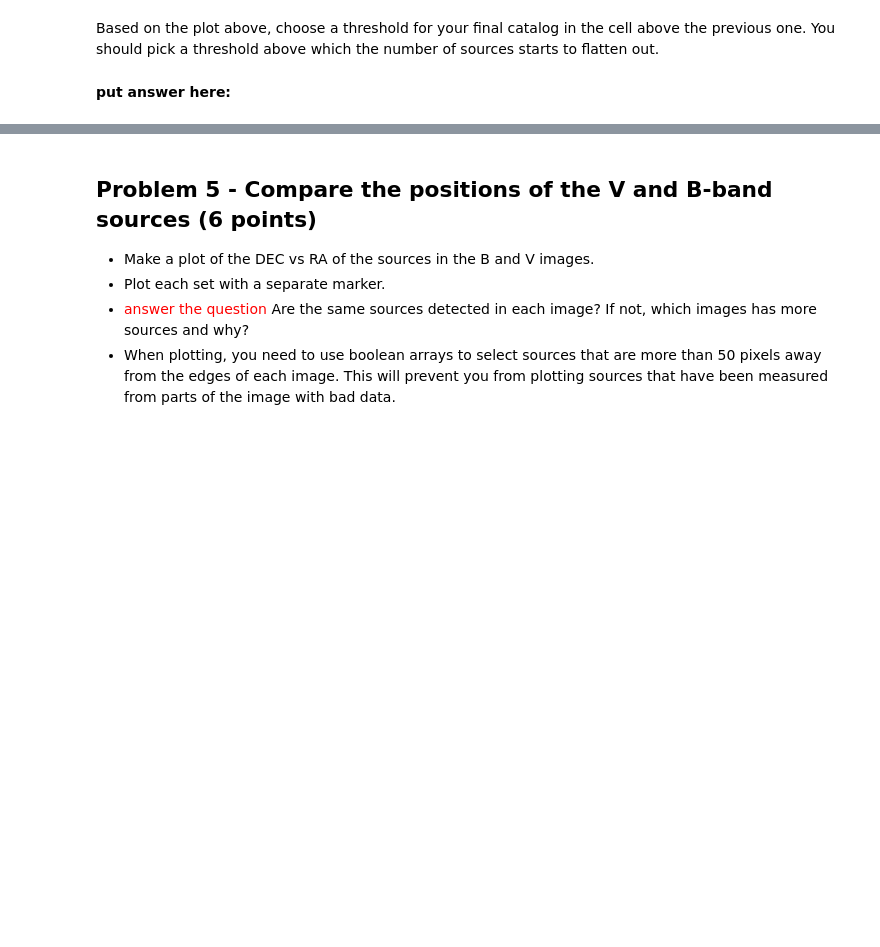
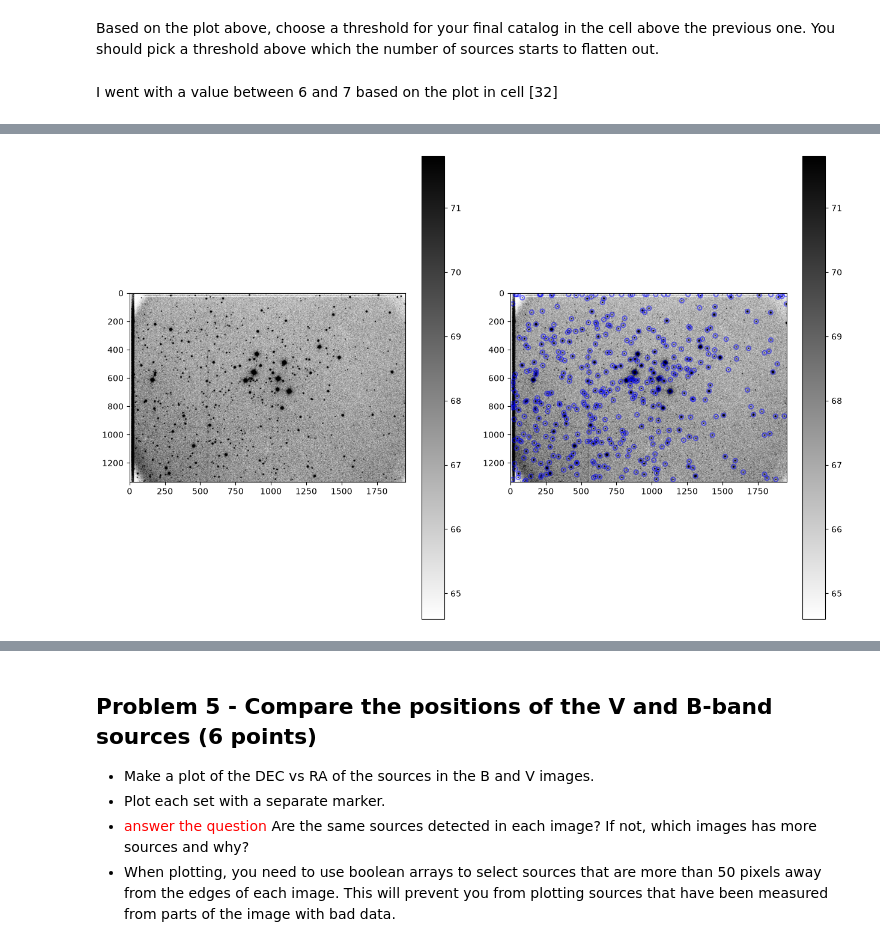
Before and after one commit to NathanielS-KU/Reductionproject_student, a Jupyter notebook: cluster_photometry_student.ipynb, the cells around one changed output, grey strips where cells are left out. Saved outputs shown, nothing was run; the diff lists cells and outputs as text; code cells hidden in the pictures; blank space fills up the shorter version.

```diff
--- a/cluster_photometry_student.ipynb
+++ b/cluster_photometry_student.ipynb
@@ -517,4 +517,2 @@ Text(0.5, 1.0, 'B-band')
 # %% [markdown]
 Based on the plot above, choose a threshold for your final catalog in the cell above the previous one.  You should pick a threshold above which the number of sources starts to flatten out.
-# %% [markdown]
-**put answer here:**
@@ -524,0 +519,50 @@ Based on the plot above, choose a threshold for your final catalog in the cell a
+# %% [markdown]
+I went with a value between 6 and 7 based on the plot in cell [32]
+# %%
+#********************
+#repeat for the V-band image
+#put your code here
+
+## using the code from the cells above and changing var names to the V-Band ones
+
+#read in the v-band image
+data_v, header_v = fits.getdata('M29V.fits',header=True)
+
+# estimate the background counts in the image by computing the
+# mean and median excluding all pixels greater than 3-sigma above the mean
+mean_v, median_v, std_v = sigma_clipped_stats(data_v, sigma=3.0)
+
+# set up daofind, with info about our image fwhm and the detection threshold
+#*****************************************
+# update with the FWHM that you measured using fit_fwhm
+#you will need to update the threshold number based on plots you make in the next cell.
+daofind = DAOStarFinder(fwhm=fwhmMeanV, threshold=7.6*std_v)
+
+# detect sources, using the image - median, which subtracts the sky level from image,
+# assuming a sky that is constant across the iamge
+sources_v = daofind(data_v - median_v)
+
+# convert pixel locations of images to ra and dec using the image header
+wcs_v = WCS(header_v)
+ra_v,dec_v = wcs_v.wcs_pix2world(sources_v['xcentroid'],sources_v['ycentroid'],0)
+
+# plot images and the sources.  using the subplot command we can plot figures side by side
+#plots V-band image
+plt.figure(figsize=(15,10))
+#select the left plot
+plt.subplot(1,2,1)
+imdisplay(data_v)
+
+#plot V-band image with the positions of the sources overlaid
+#select the right plot
+plt.subplot(1,2,2)
+
+#Create a list of positions of all the stars, as determined by the DAOStarFinder above.
+#The transpose command puts the images into the correct format
+positions = np.transpose((sources_v['xcentroid'], sources_v['ycentroid']))
+#creates a set of circular apertues with r=15 pixels
+apertures = CircularAperture(positions, r=15.)
+imdisplay(data_v)
+#plot the apertures.  the ';' at the end suppresses some messy output
+apertures.plot(color='blue', lw=1.5, alpha=0.5);
+# %% [output]
@@ -524,0 +571 @@ Based on the plot above, choose a threshold for your final catalog in the cell a
+[figure, added]
```
Also changed, not shown: parts of 7 cells of this notebook.
